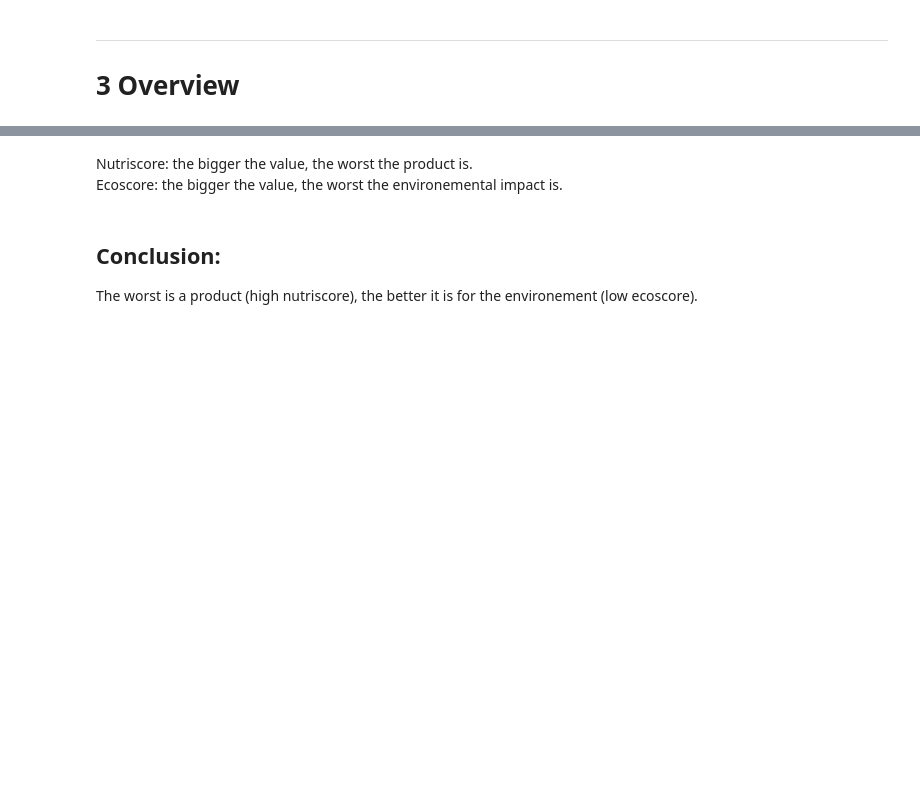
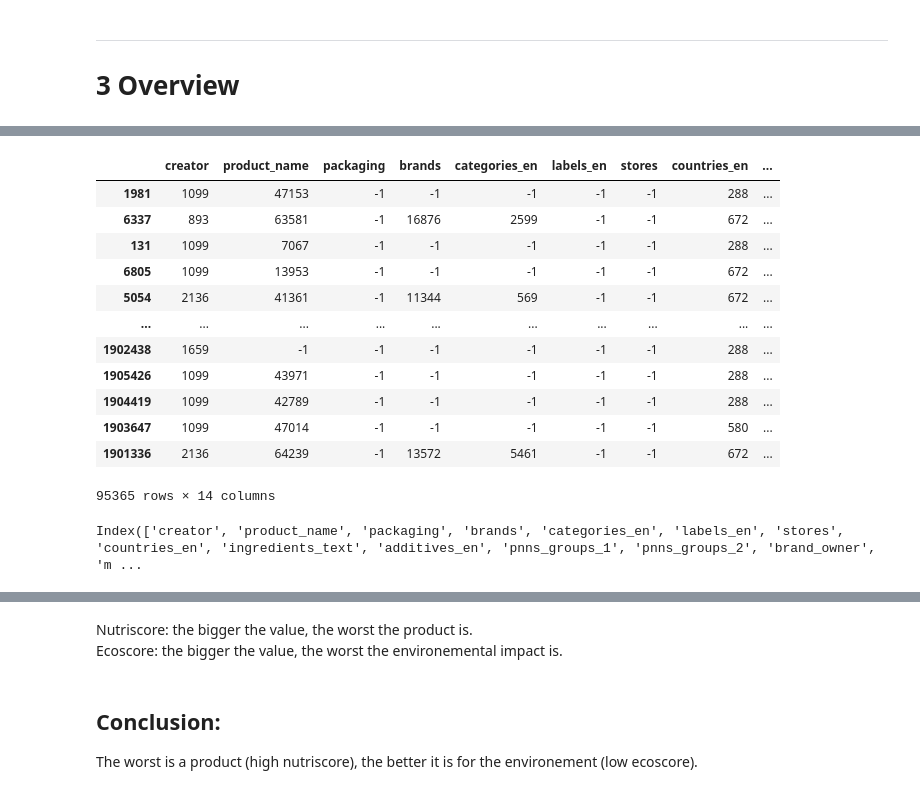
Before and after one commit to curiousmindflow/oc-ml-p2, a Jupyter notebook: exploration.ipynb, the cells around one changed output, grey strips where cells are left out. Saved outputs shown, nothing was run; the diff lists cells and outputs as text; code cells hidden in the pictures; blank space fills up the shorter version.

```diff
--- a/exploration.ipynb
+++ b/exploration.ipynb
@@ -11,8 +11,9 @@ from scripts.quickml.plot import feature_distribution_univar, feature_filling, c
 from scripts.quickml.compare import index_lth
 from scripts.utils import fill_infos
 
-pd.set_option("display.max_columns", None)
-pd.set_option("display.max_rows", None)
+pd.set_option('display.max_rows', 500)
+pd.set_option('display.max_columns', 500)
+pd.set_option('display.width', 1000)
 
 np.random.seed(294697)
 # %% [markdown]
@@ -29,0 +70,3 @@ dataframe_distribution_overview(data)
+# %%
+categs = data.select_dtypes(include="object")
+categs.info()
@@ -29,0 +91,3 @@ dataframe_distribution_overview(data)
+# %%
+categs.drop(columns=["code", "url", "quantity", "nutriscore_grade", "ecoscore_grade_fr", "image_url", "image_ingredients_url", "image_nutrition_url"], inplace=True)
+categs.info()
@@ -29,0 +116,26 @@ dataframe_distribution_overview(data)
+# %%
+def categorize(feature):
+    new_feature = feature.astype("category").cat.codes
+    return new_feature
+# %%
+categs_to_nums = categs.apply(lambda col: categorize(col))
+categs_to_nums
+# %% [output]
+|  | creator | product_name | packaging | brands | categories_en | labels_en | stores | countries_en | ... |
+| 1981 | 1099 | 47153 | -1 | -1 | -1 | -1 | -1 | 288 | ... |
+| 6337 | 893 | 63581 | -1 | 16876 | 2599 | -1 | -1 | 672 | ... |
+| 131 | 1099 | 7067 | -1 | -1 | -1 | -1 | -1 | 288 | ... |
+| 6805 | 1099 | 13953 | -1 | -1 | -1 | -1 | -1 | 672 | ... |
+| 5054 | 2136 | 41361 | -1 | 11344 | 569 | -1 | -1 | 672 | ... |
+| ... | ... | ... | ... | ... | ... | ... | ... | ... | ... |
+| 1902438 | 1659 | -1 | -1 | -1 | -1 | -1 | -1 | 288 | ... |
+| 1905426 | 1099 | 43971 | -1 | -1 | -1 | -1 | -1 | 288 | ... |
+| 1904419 | 1099 | 42789 | -1 | -1 | -1 | -1 | -1 | 288 | ... |
+| 1903647 | 1099 | 47014 | -1 | -1 | -1 | -1 | -1 | 580 | ... |
+| 1901336 | 2136 | 64239 | -1 | 13572 | 5461 | -1 | -1 | 672 | ... |
+95365 rows × 14 columns
+# %%
+cols = categs_to_nums.columns
+cols
+# %% [output]
+Index(['creator', 'product_name', 'packaging', 'brands', 'categories_en', 'labels_en', 'stores', 'countries_en', 'ingredients_text', 'additives_en', 'pnns_groups_1', 'pnns_groups_2', 'brand_owner', 'm ...
```
Also changed, not shown: parts of 53 cells of this notebook, 2 other files.
